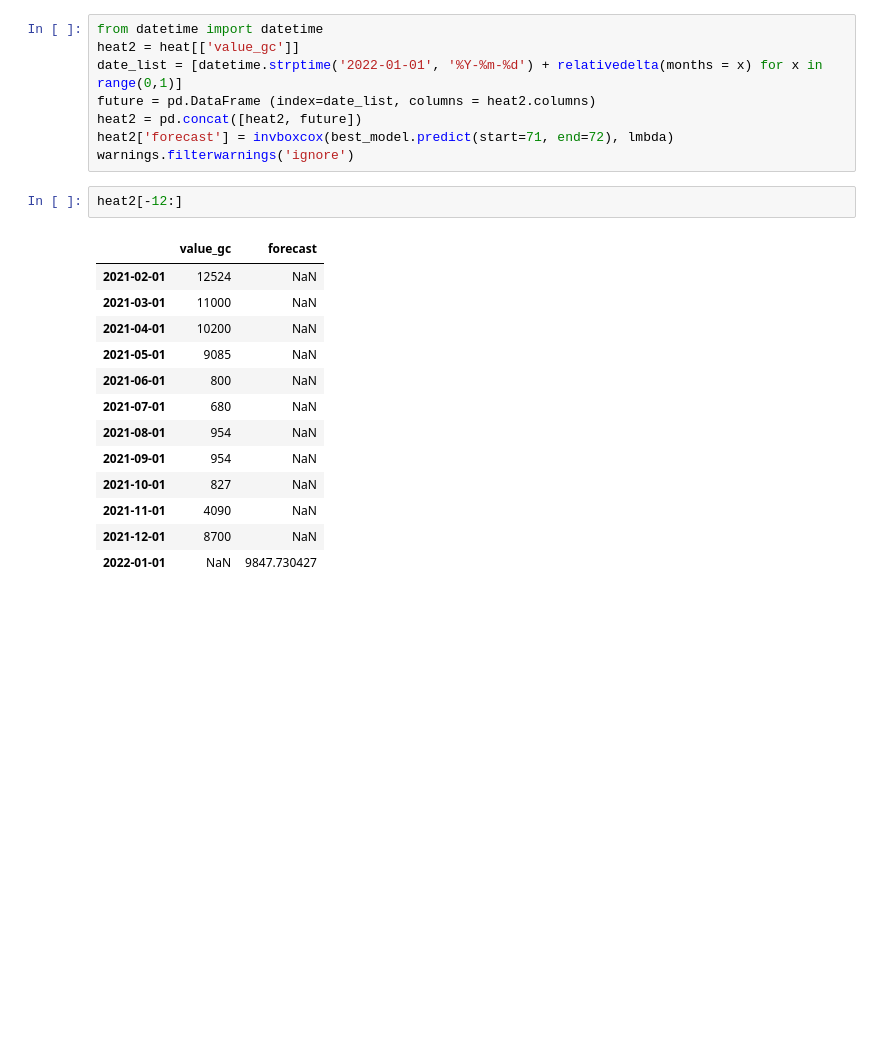
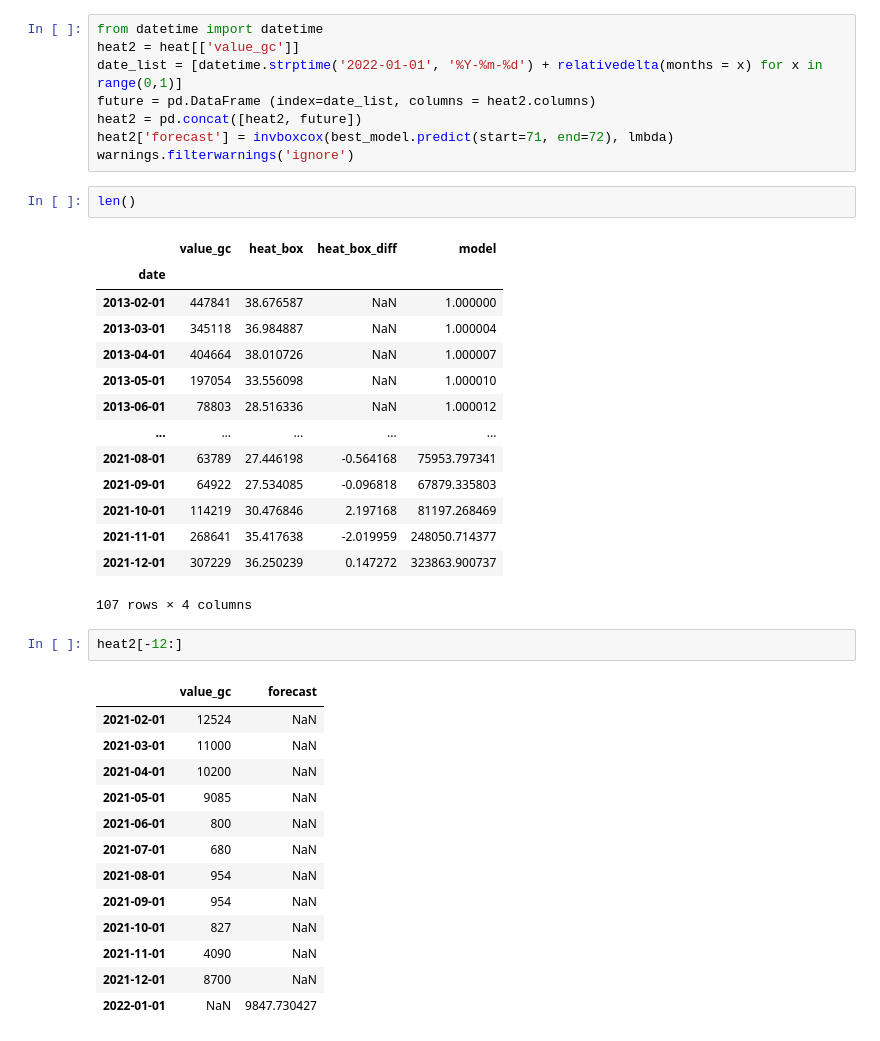
Before and after one commit to AlinaKorobchuk/a1, a Jupyter notebook: predict_quality_ARIMA.ipynb, the cells around one changed output. Cells and saved outputs as stored; diff of their text form; blank space fills up the shorter version.

```diff
--- a/predict_quality_ARIMA.ipynb
+++ b/predict_quality_ARIMA.ipynb
@@ -188,6 +204,23 @@ future = pd.DataFrame (index=date_list, columns = heat2.columns)
 heat2 = pd.concat([heat2, future])
 heat2['forecast'] = invboxcox(best_model.predict(start=71, end=72), lmbda)
 warnings.filterwarnings('ignore')
+# %%
+len()
+# %% [output]
+|  | value_gc | heat_box | heat_box_diff | model |
+| date |  |  |  |  |
+| 2013-02-01 | 447841 | 38.676587 | NaN | 1.000000 |
+| 2013-03-01 | 345118 | 36.984887 | NaN | 1.000004 |
+| 2013-04-01 | 404664 | 38.010726 | NaN | 1.000007 |
+| 2013-05-01 | 197054 | 33.556098 | NaN | 1.000010 |
+| 2013-06-01 | 78803 | 28.516336 | NaN | 1.000012 |
+| ... | ... | ... | ... | ... |
+| 2021-08-01 | 63789 | 27.446198 | -0.564168 | 75953.797341 |
+| 2021-09-01 | 64922 | 27.534085 | -0.096818 | 67879.335803 |
+| 2021-10-01 | 114219 | 30.476846 | 2.197168 | 81197.268469 |
+| 2021-11-01 | 268641 | 35.417638 | -2.019959 | 248050.714377 |
+| 2021-12-01 | 307229 | 36.250239 | 0.147272 | 323863.900737 |
+107 rows × 4 columns
 # %%
 heat2[-12:]
 # %% [output]
```
Also changed, not shown: parts of 13 cells of this notebook, 1 other file.
